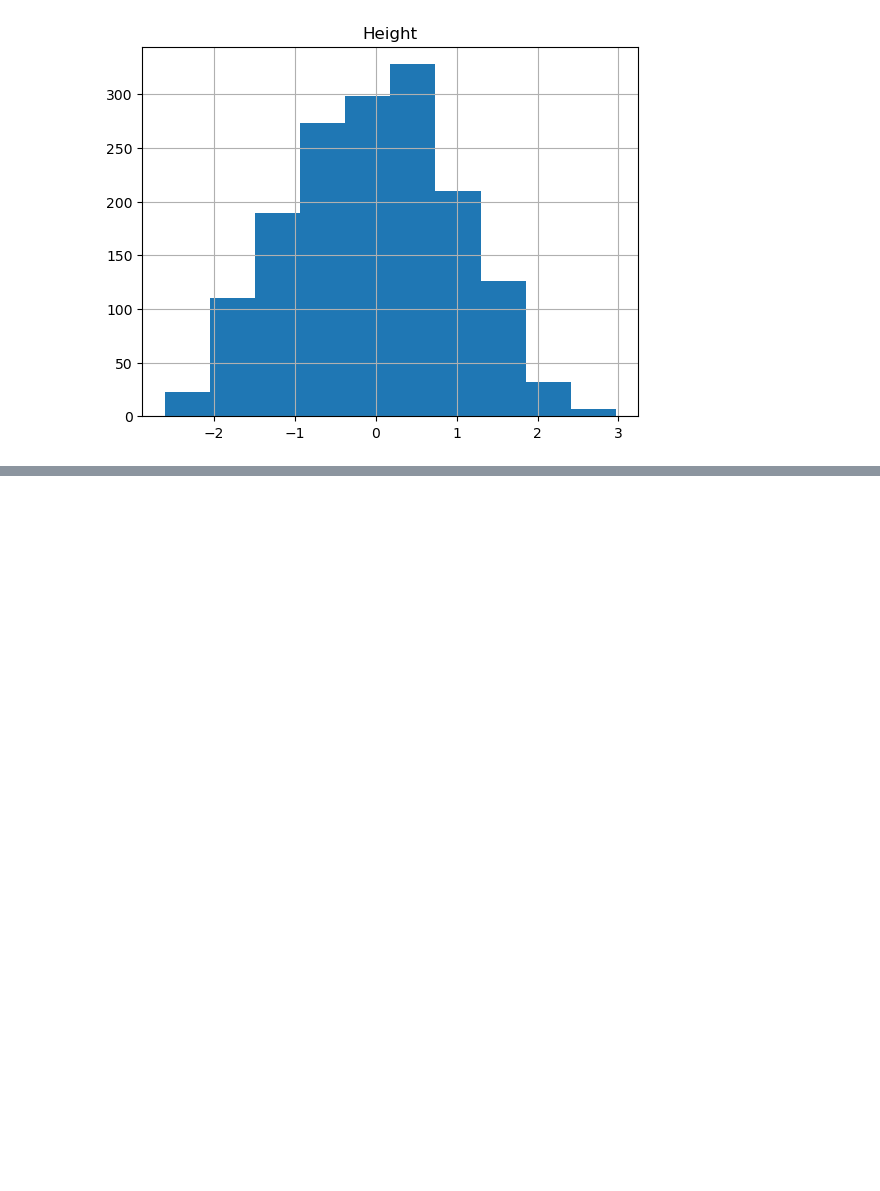
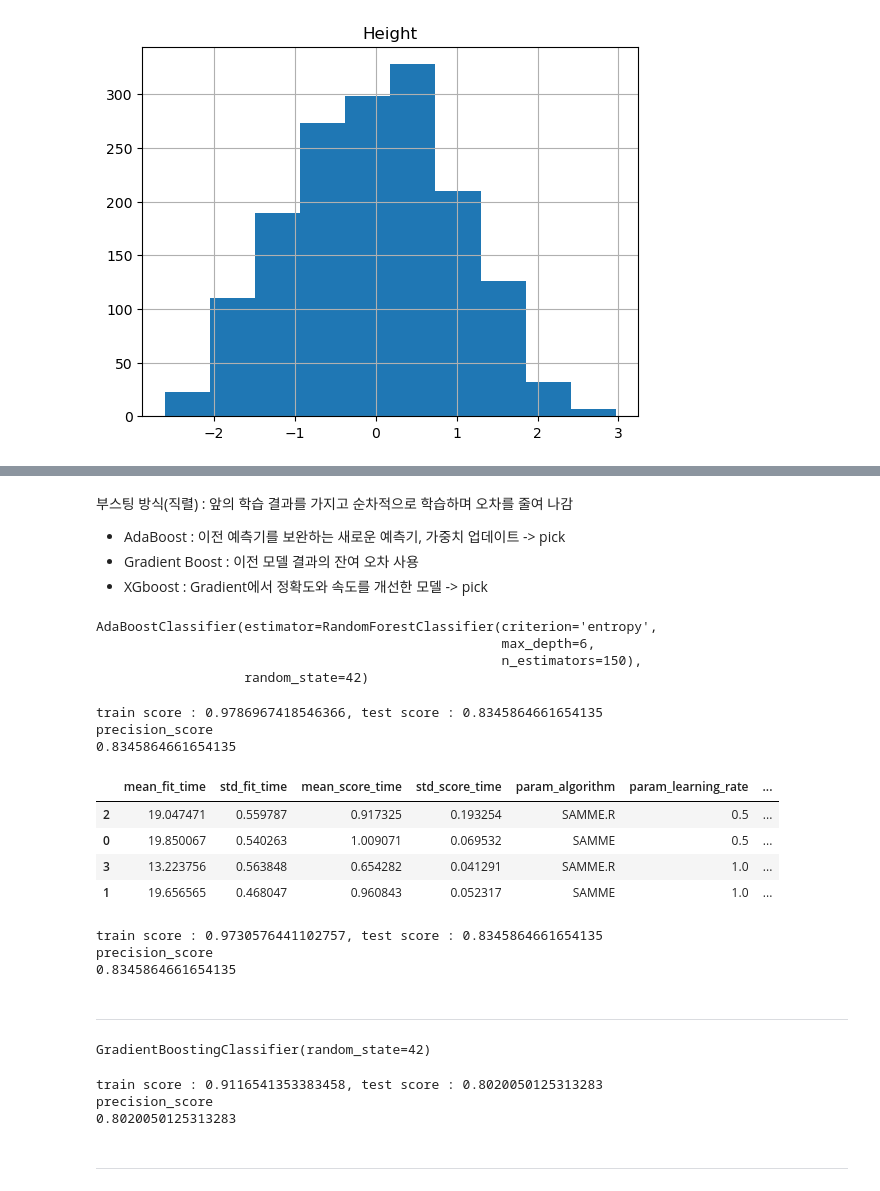
Before and after one commit to voo0o08/MachineLearning_Project, a Jupyter notebook: YoonSeo/obesity_classification1.ipynb, the cells around one changed output, grey strips where cells are left out. Drawn from its saved outputs; the diff is of its cells as text; code cells hidden in the pictures; blank space fills up the shorter version.

```diff
--- a/YoonSeo/obesity_classification1.ipynb
+++ b/YoonSeo/obesity_classification1.ipynb
@@ -276,0 +326,2 @@ AttributeError: 'Flags' object has no attribute 'c_contiguous'
+# %%
+best_model = GS.best_estimator_
@@ -276,0 +356,5 @@ AttributeError: 'Flags' object has no attribute 'c_contiguous'
+# %% [markdown]
+부스팅 방식(직렬) : 앞의 학습 결과를 가지고 순차적으로 학습하며 오차를 줄여 나감
+- AdaBoost : 이전 예측기를 보완하는 새로운 예측기, 가중치 업데이트 -> pick
+- Gradient Boost : 이전 모델 결과의 잔여 오차 사용
+- XGboost : Gradient에서 정확도와 속도를 개선한 모델 -> pick
@@ -276,0 +363,42 @@ AttributeError: 'Flags' object has no attribute 'c_contiguous'
+# %%
+Ada_model = AdaBoostClassifier(
+    best_model, random_state=42)
+Ada_model.fit(Stand_X_train, y_train)
+# %% [output]
+AdaBoostClassifier(estimator=RandomForestClassifier(criterion='entropy',
+                                                    max_depth=6,
+                                                    n_estimators=150),
+                   random_state=42)
+# %%
+print_score(Ada_model, Stand_X_train, Stand_X_test, y_train, y_test)
+# %% [output]
+train score : 0.9786967418546366, test score : 0.8345864661654135
+precision_score
+0.8345864661654135
+# %%
+n_CV = 5
+
+'''
+ n_estimators=50,
+    learning_rate=1.0,
+    algorithm='SAMME.R',
+    random_state=None,
+    base_estimator='deprecated',
+'''
+params = { "n_estimators" : [50],
+          "algorithm" : ['SAMME', 'SAMME.R'],
+          "learning_rate" : [0.5, 1.0],
+}
+
+GS2 = GridSearchCV(Ada_model, param_grid=params, cv = n_CV)
+
+result2 = GS2.fit(Stand_X_train, y_train)
+# %%
+cv_resultDF2 = pd.DataFrame(GS2.cv_results_)
+cv_resultDF2.sort_values("rank_test_score", ascending=True).head(10)
+# %% [output]
+|  | mean_fit_time | std_fit_time | mean_score_time | std_score_time | param_algorithm | param_learning_rate | ... |
+| 2 | 19.047471 | 0.559787 | 0.917325 | 0.193254 | SAMME.R | 0.5 | ... |
+| 0 | 19.850067 | 0.540263 | 1.009071 | 0.069532 | SAMME | 0.5 | ... |
+| 3 | 13.223756 | 0.563848 | 0.654282 | 0.041291 | SAMME.R | 1.0 | ... |
+| 1 | 19.656565 | 0.468047 | 0.960843 | 0.052317 | SAMME | 1.0 | ... |
@@ -276,0 +407,8 @@ AttributeError: 'Flags' object has no attribute 'c_contiguous'
+# %%
+print_score(best_model2, Stand_X_train, Stand_X_test, y_train, y_test)
+# %% [output]
+train score : 0.9730576441102757, test score : 0.8345864661654135
+precision_score
+0.8345864661654135
+# %% [markdown]
+---
@@ -276,0 +417,13 @@ AttributeError: 'Flags' object has no attribute 'c_contiguous'
+# %%
+GBoost_model = GradientBoostingClassifier(random_state=42)
+GBoost_model.fit(Stand_X_train, y_train)
+# %% [output]
+GradientBoostingClassifier(random_state=42)
+# %%
+print_score(GBoost_model, Stand_X_train, Stand_X_test, y_train, y_test)
+# %% [output]
+train score : 0.9116541353383458, test score : 0.8020050125313283
+precision_score
+0.8020050125313283
+# %% [markdown]
+---
```
Also changed, not shown: parts of 44 cells of this notebook, 4 other files.
